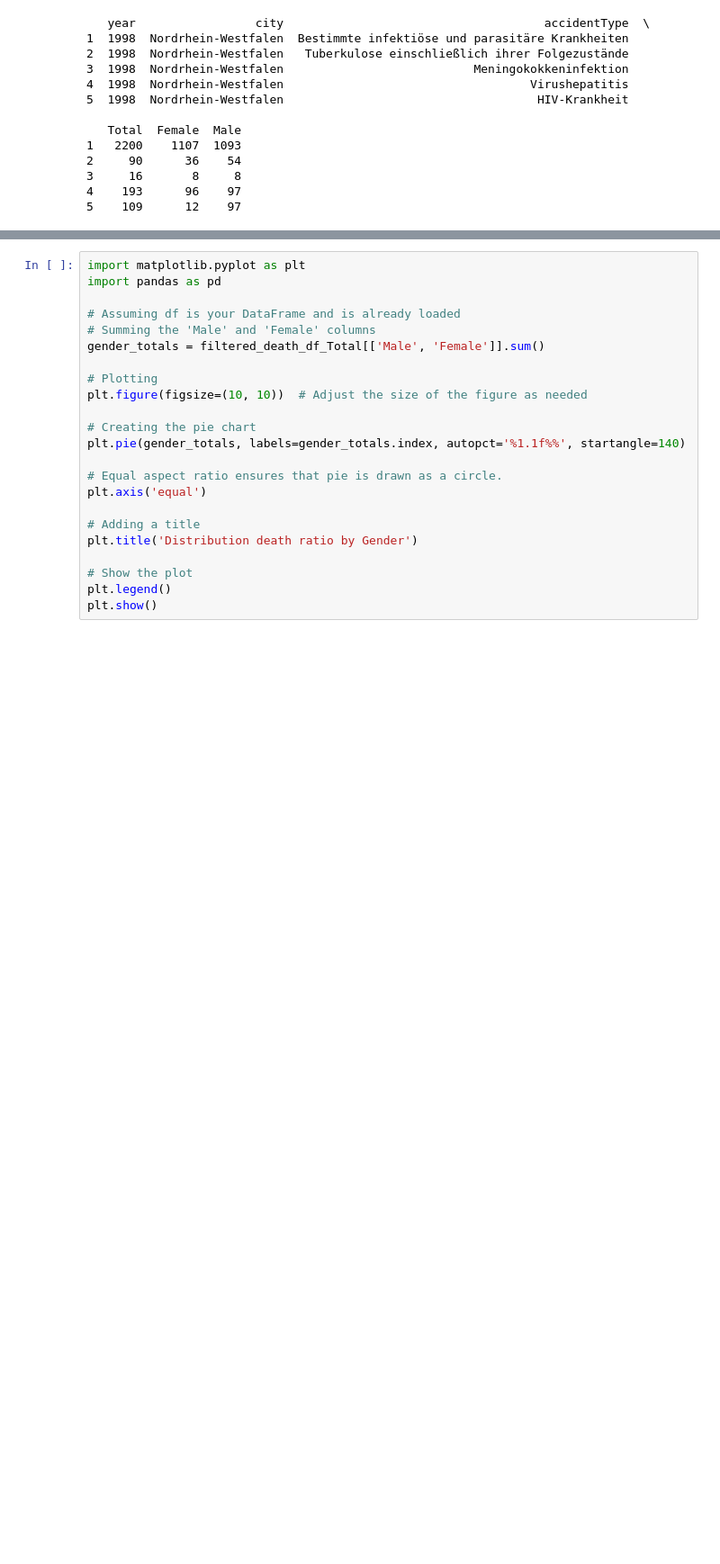
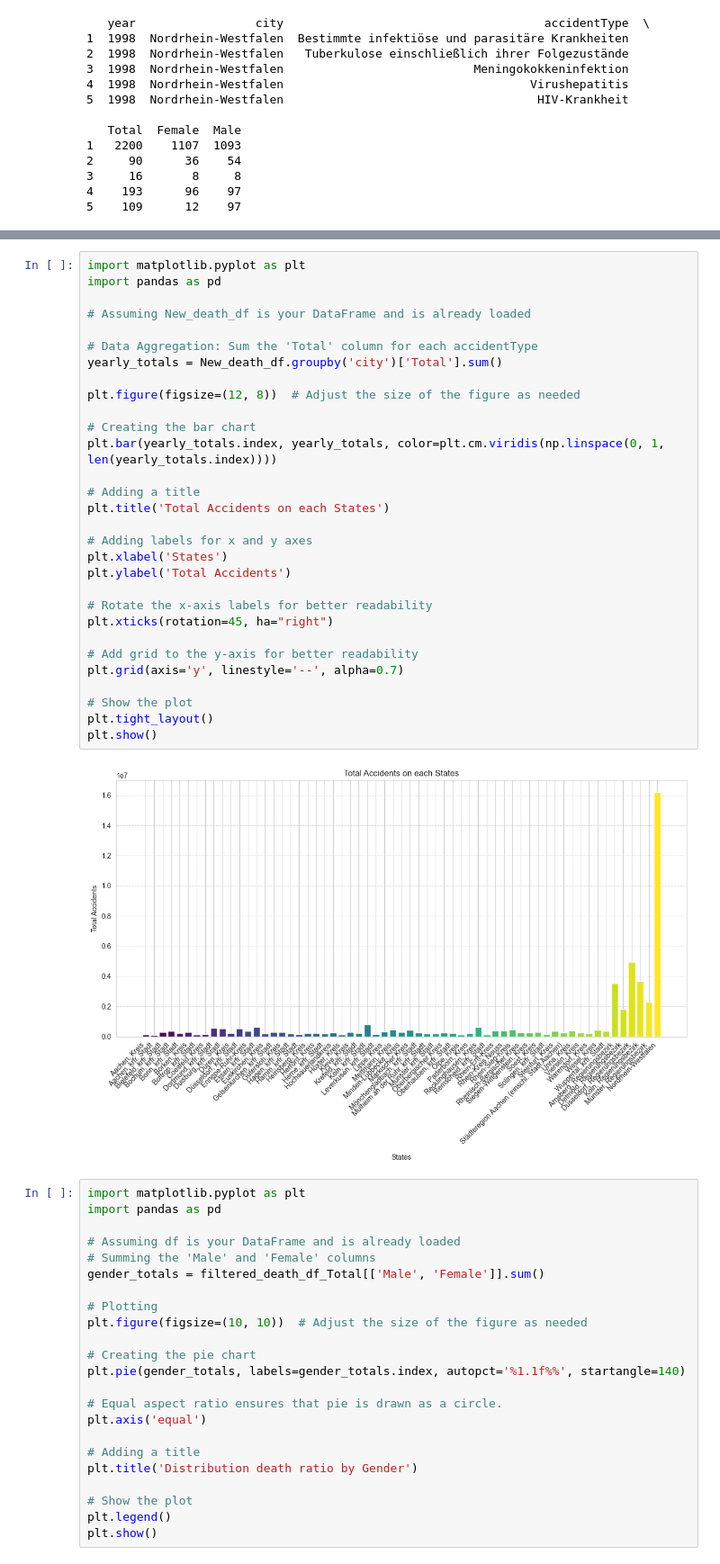
Before and after one commit to prathameshagare/made-template-ws2324, a Jupyter notebook: project/report.ipynb, the cells around one changed output, grey strips where cells are left out. Shown at 90% size. Drawn from its saved outputs; the diff is of its cells as text; blank space fills up the shorter version.

```diff
--- a/project/report.ipynb
+++ b/project/report.ipynb
@@ -267,3 +256,35 @@ Name: Total, Length: 78, dtype: int64
+# %%
+import matplotlib.pyplot as plt
+import pandas as pd
+
+# Assuming New_death_df is your DataFrame and is already loaded
+
+# Data Aggregation: Sum the 'Total' column for each accidentType
+yearly_totals = New_death_df.groupby('city')['Total'].sum()
+
+plt.figure(figsize=(12, 8))  # Adjust the size of the figure as needed
+
+# Creating the bar chart
+plt.bar(yearly_totals.index, yearly_totals, color=plt.cm.viridis(np.linspace(0, 1, len(yearly_totals.index))))
+
+# Adding a title
+plt.title('Total Accidents on each States')
+
+# Adding labels for x and y axes
+plt.xlabel('States')
+plt.ylabel('Total Accidents')
+
+# Rotate the x-axis labels for better readability
+plt.xticks(rotation=45, ha="right")
+
+# Add grid to the y-axis for better readability
+plt.grid(axis='y', linestyle='--', alpha=0.7)
+
+# Show the plot
+plt.tight_layout()
+plt.show()
+# %% [output]
+[figure, added]
 # %%
 import matplotlib.pyplot as plt
 import pandas as pd
```
Also changed, not shown: parts of 1 cell of this notebook.
